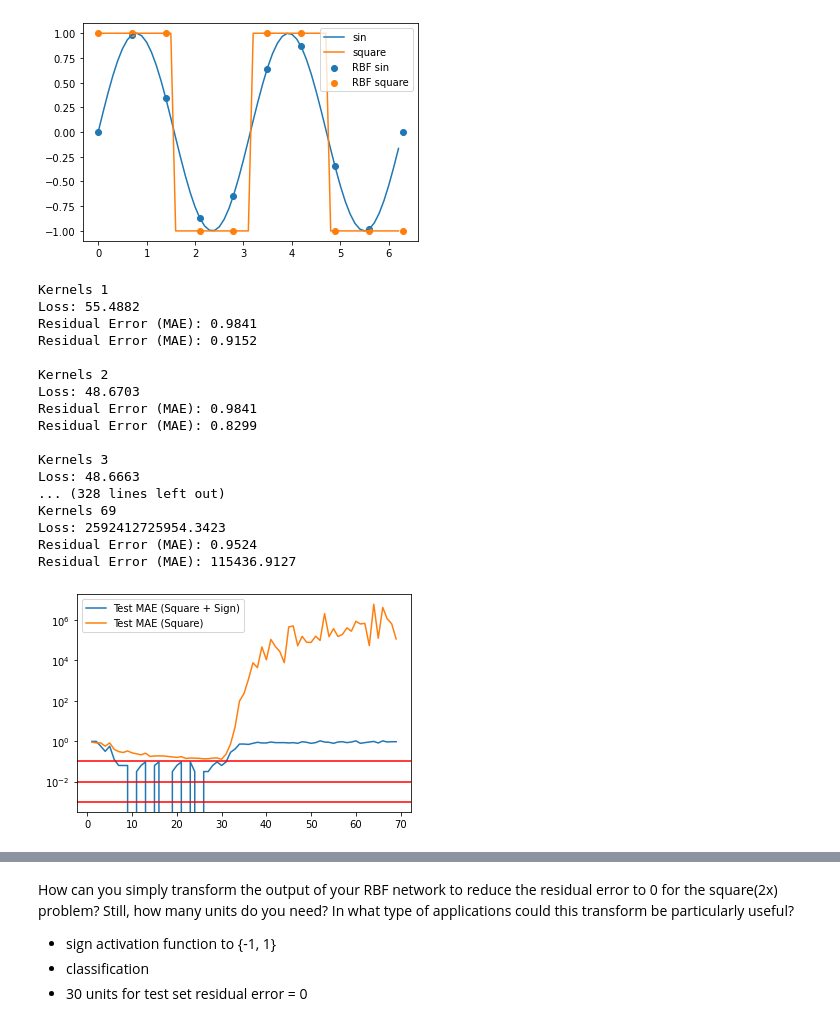
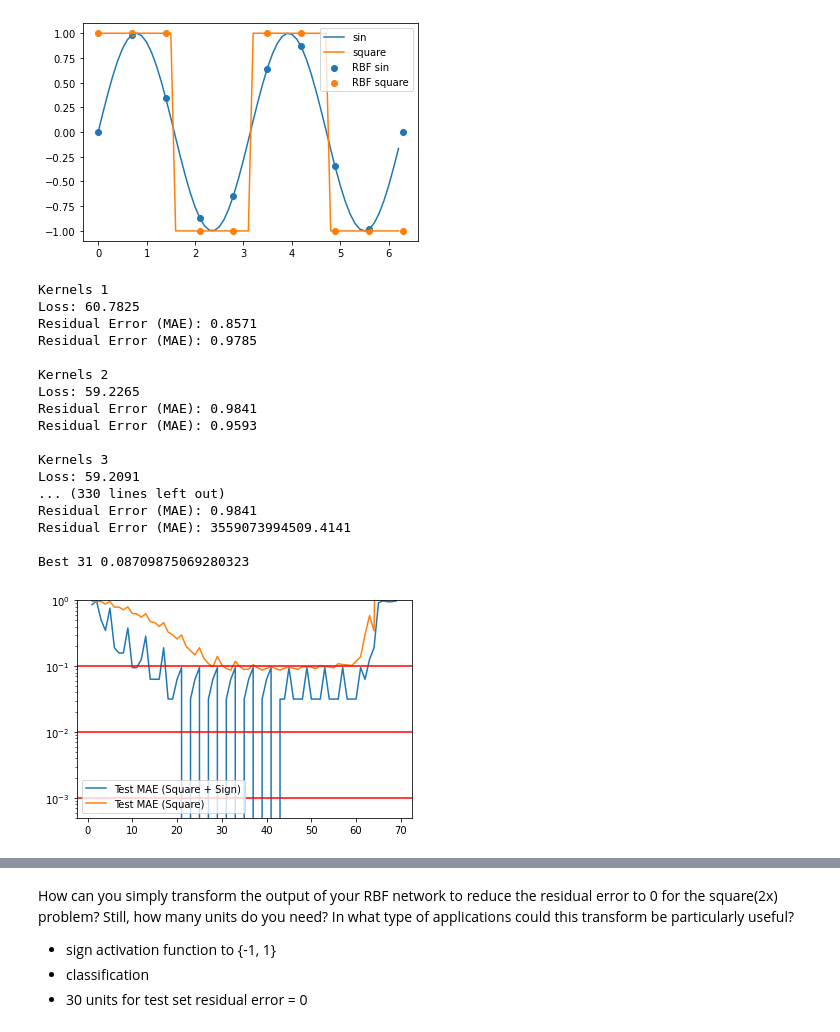
Before and after one commit to KevinArmbruster/ml_lab, a Jupyter notebook: Lab2/Task 3.ipynb, the cells around one changed output, grey strips where cells are left out. Drawn from its saved outputs; the diff is of its cells as text; code cells hidden in the pictures.

```diff
--- a/Lab2/Task 3.ipynb
+++ b/Lab2/Task 3.ipynb
@@ -71,10 +71,7 @@ def get_test_data(noise=False):
     return X_test, y_test_sin, y_test_square
 
 
-fixed_std = 0.4
-
-
-def get_rbf_kernels(num, std=fixed_std):
+def get_rbf_kernels(num, std=0.1):
     number_of_kernel = num
 
     rbf_center_sin = np.linspace(start=0, stop=2 * np.pi, num=number_of_kernel)
@@ -296,43 +327,47 @@ square_maes = []
 for k in num_of_kernels:
     print(f"Kernels {k}")
     kernel_stds, rbf_center_sin, rbf_center_square, y_rbf_sin, y_rbf_square = get_rbf_kernels(num=k)
 
     rbf_square = RBFNet(kernel_centers=rbf_center_square, kernel_stds=kernel_stds)
     y_pred_square = rbf_square.fit_and_predict(X_train, y_train_square, sign=True)
 
     square_sign_test_loss = rbf_square.evaluate_residual_error(X_test, y_test_square, sign=True)
     square_test_loss = rbf_square.evaluate_residual_error(X_test, y_test_square, sign=False)
 
     square_sign_maes.append(square_sign_test_loss)
     square_maes.append(square_test_loss)
     print("")
 
+best_k_square = np.argmin(square_maes)
+print("Best", best_k_square, square_maes[best_k_square])
+
 plt.plot(num_of_kernels, square_sign_maes, label="Test MAE (Square + Sign)")
 plt.plot(num_of_kernels, square_maes, label="Test MAE (Square)")
 plt.axhline(y=residual_error_thresholds[0], c="r")
 plt.axhline(y=residual_error_thresholds[1], c="r")
 plt.axhline(y=residual_error_thresholds[2], c="r")
 plt.yscale('log')
+plt.ylim(0.0005, 1)
 #plt.yticks([0.1, 0.01, 0.001])
 plt.legend()
 plt.show()
 # %% [output]
 Kernels 1
-Loss: 55.4882
-Residual Error (MAE): 0.9841
-Residual Error (MAE): 0.9152
+Loss: 60.7825
+Residual Error (MAE): 0.8571
+Residual Error (MAE): 0.9785
 
 Kernels 2
-Loss: 48.6703
+Loss: 59.2265
 Residual Error (MAE): 0.9841
-Residual Error (MAE): 0.8299
+Residual Error (MAE): 0.9593
 
 Kernels 3
-Loss: 48.6663
-... (328 lines left out)
-Kernels 69
-Loss: 2592412725954.3423
-Residual Error (MAE): 0.9524
-Residual Error (MAE): 115436.9127
+Loss: 59.2091
+... (330 lines left out)
+Residual Error (MAE): 0.9841
+Residual Error (MAE): 3559073994509.4141
+
+Best 31 0.08709875069280323
-[figure, old version]
+[figure, new version]
 # %%
```
Also changed, not shown: parts of 27 cells of this notebook.
